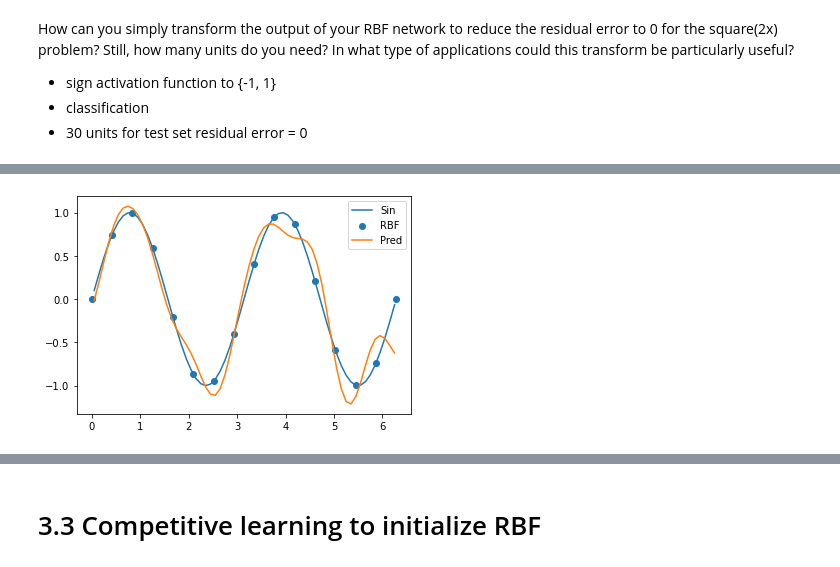
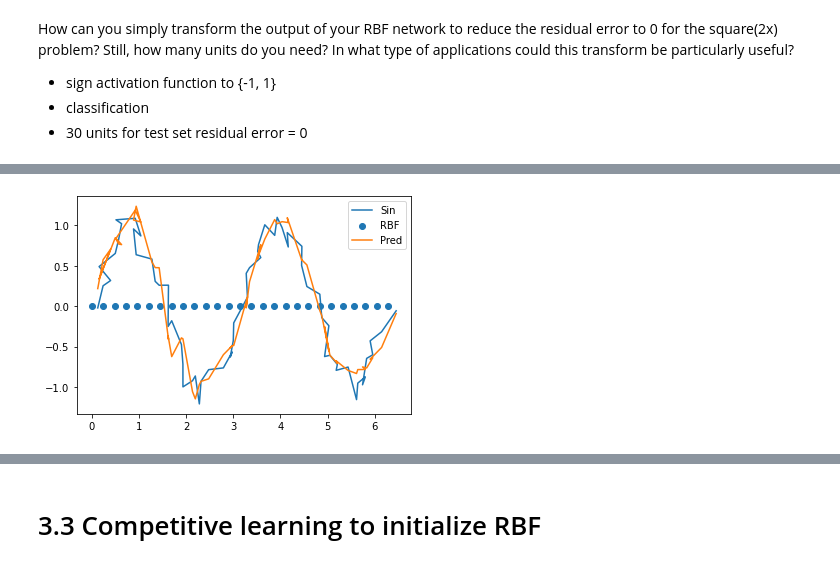
Before and after one commit to KevinArmbruster/ml_lab, a Jupyter notebook: Lab2/Task 3.ipynb, the cells around one changed output, grey strips where cells are left out. Saved outputs shown, nothing was run; the diff lists cells and outputs as text; code cells hidden in the pictures.

```diff
--- a/Lab2/Task 3.ipynb
+++ b/Lab2/Task 3.ipynb
@@ -443,0 +482,36 @@ plt.show()
+# %%
+
+X_train, y_train_sin, y_train_square = get_train_data(noise=1)
+X_test, y_test_sin, y_test_square = get_test_data(noise=1)
+
+num_of_kernels = np.arange(1, 70, 1)
+square_sign_maes = []
+square_maes = []
+
+for k in num_of_kernels:
+    print(f"Kernels {k}")
+    kernel_stds, rbf_center_sin, rbf_center_square, y_rbf_sin, y_rbf_square = get_rbf_kernels(num=k)
+
+    rbf_square = RBFNet(kernel_centers=rbf_center_square, kernel_stds=kernel_stds)
+    y_pred_square = rbf_square.fit_and_predict(X_train, y_train_square, rule="delta")
+
+    square_sign_test_loss = rbf_square.evaluate_residual_error(X_test, y_test_square, sign=True)
+    square_test_loss = rbf_square.evaluate_residual_error(X_test, y_test_square, sign=False)
+
+    square_sign_maes.append(square_sign_test_loss)
+    square_maes.append(square_test_loss)
+    print("")
+
+best_k_square_noise = np.argmin(square_maes)
+print("Best", best_k_square_noise, square_maes[best_k_square_noise])
+
+plt.plot(num_of_kernels, square_sign_maes, label="Test MAE (Square + Sign)")
+plt.plot(num_of_kernels, square_maes, label="Test MAE (Square)")
+plt.axhline(y=residual_error_thresholds[0], c="r")
+plt.axhline(y=residual_error_thresholds[1], c="r")
+plt.axhline(y=residual_error_thresholds[2], c="r")
+plt.yscale('log')
+#plt.ylim(0.0005, 1)
+#plt.yticks([0.1, 0.01, 0.001])
+plt.legend()
+plt.show()
@@ -444,11 +537,11 @@ plt.show()
 # %%
 
-X_train, y_train_sin, y_train_square = get_train_data()  #noise=True)
-X_test, y_test_sin, y_test_square = get_test_data()  #noise=True)
+X_train, y_train_sin, y_train_square = get_train_data(noise=True)
+X_test, y_test_sin, y_test_square = get_test_data(noise=True)
 
-kernel_stds, rbf_center_sin, rbf_center_square, y_rbf_sin, y_rbf_square = get_rbf_kernels(num=16)
+kernel_stds, rbf_center_sin, rbf_center_square, y_rbf_sin, y_rbf_square = get_rbf_kernels(num=best_k_square_noise)
 
-rbf_noise = RBFNet(kernel_centers=rbf_center_sin, kernel_stds=kernel_stds, delta_epochs=100)
+rbf_noise = RBFNet(kernel_centers=rbf_center_sin, kernel_stds=kernel_stds)
 y_pred_train_sin = rbf_noise.fit_and_predict(X_train, y_train_sin, rule="delta")
 
 sin_test_loss = rbf_noise.evaluate_residual_error(X_test, y_test_sin)
@@ -461 +554 @@ Residual Error (MAE): 0.1358
-[figure, old version]
+[figure, new version]
```
Also changed, not shown: parts of 29 cells of this notebook.
